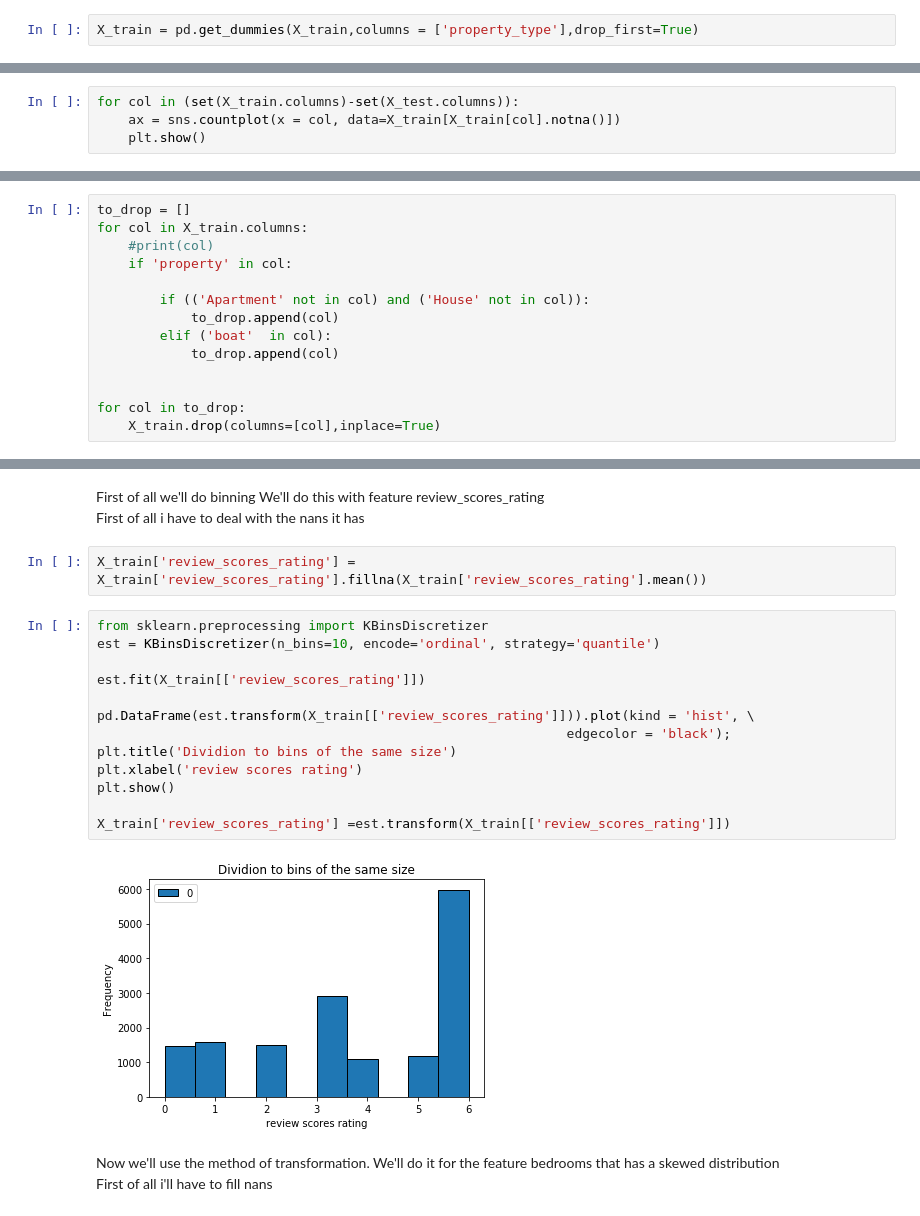
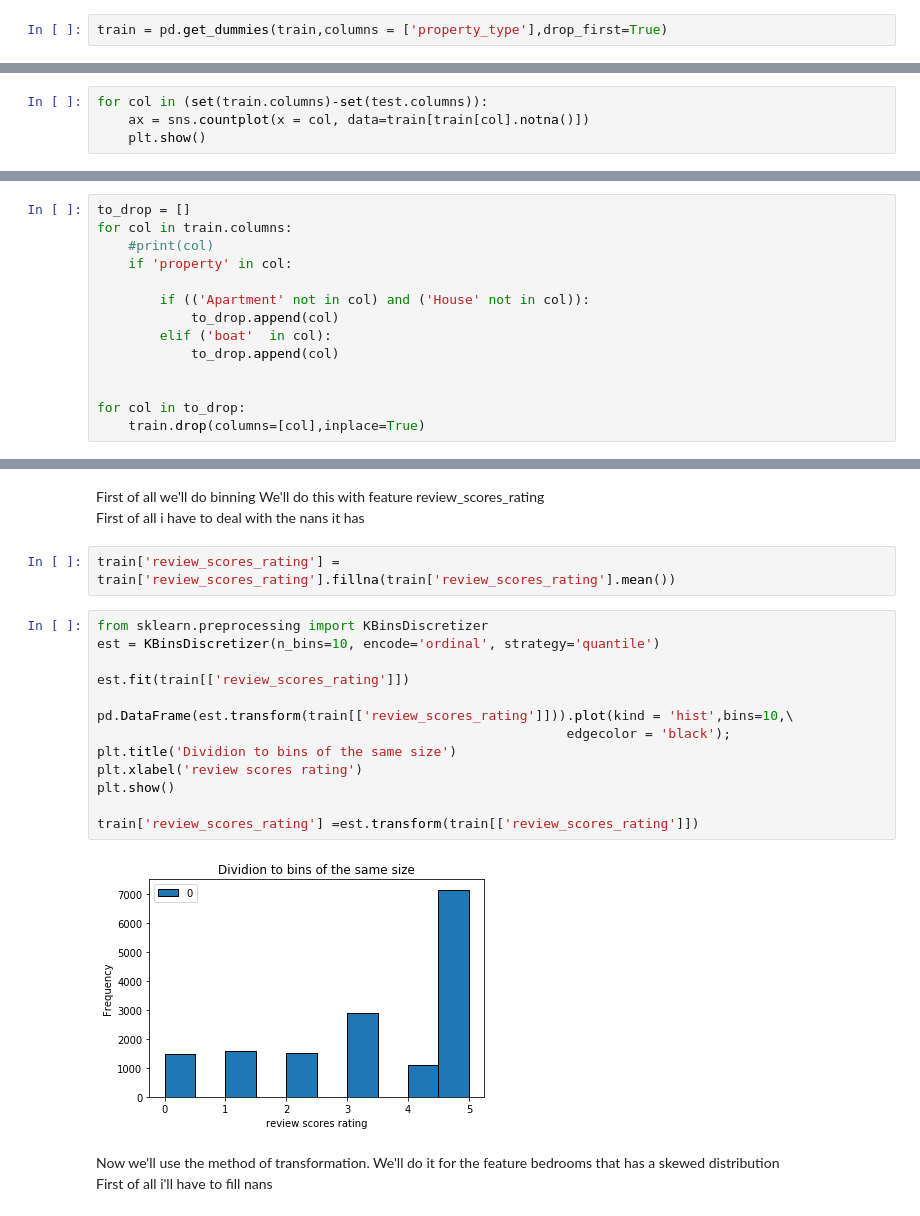
Before and after one commit to dbanach/JupyterNotebooks, a Jupyter notebook: preprocessing/Data_Preprocessing_Assignment_I.ipynb, the cells around one changed output, grey strips where cells are left out. Drawn from its saved outputs; the diff is of its cells as text.

```diff
--- a/preprocessing/Data_Preprocessing_Assignment_I.ipynb
+++ b/preprocessing/Data_Preprocessing_Assignment_I.ipynb
@@ -281,3 +281,3 @@ X_train = pd.get_dummies(X_train,columns = ['room_type']).drop(columns =['room_t
 # didint do drop_first =True because it dropped the column with most "1"
 # %%
-X_train = pd.get_dummies(X_train,columns = ['property_type'],drop_first=True)
+train = pd.get_dummies(train,columns = ['property_type'],drop_first=True)
@@ -292,6 +308,6 @@ Question 3
 # %% [markdown]
 DISPLAYING ALL THE DISTRIBUTIONS
 # %%
-for col in (set(X_train.columns)-set(X_test.columns)):
-    ax = sns.countplot(x = col, data=X_train[X_train[col].notna()])
+for col in (set(train.columns)-set(test.columns)):
+    ax = sns.countplot(x = col, data=train[train[col].notna()])
     plt.show()
@@ -331,7 +361,7 @@ That wont add much information so i'll drop the following columns:
  In order to do that i'll do a for loop to drop each column besides property...apartment and house, because does could be relevant
 # %%
 to_drop = []
-for col in X_train.columns:
+for col in train.columns:
     #print(col)
     if 'property' in col:
 
@@ -342,4 +372,4 @@ for col in X_train.columns:
 
 
 for col in to_drop:
-    X_train.drop(columns=[col],inplace=True)
+    train.drop(columns=[col],inplace=True)
@@ -451,22 +480,22 @@ First of all we'll do binning
 We'll do this with feature review_scores_rating
 First of all i have to deal with the nans it has
 # %%
-X_train['review_scores_rating'] = X_train['review_scores_rating'].fillna(X_train['review_scores_rating'].mean())
+train['review_scores_rating'] = train['review_scores_rating'].fillna(train['review_scores_rating'].mean())
 # %%
 from sklearn.preprocessing import KBinsDiscretizer
 est = KBinsDiscretizer(n_bins=10, encode='ordinal', strategy='quantile')
 
-est.fit(X_train[['review_scores_rating']])
+est.fit(train[['review_scores_rating']])
 
-pd.DataFrame(est.transform(X_train[['review_scores_rating']])).plot(kind = 'hist', \
+pd.DataFrame(est.transform(train[['review_scores_rating']])).plot(kind = 'hist',bins=10,\
                                                             edgecolor = 'black');
 plt.title('Dividion to bins of the same size')
 plt.xlabel('review scores rating')
 plt.show()
 
-X_train['review_scores_rating'] =est.transform(X_train[['review_scores_rating']])
+train['review_scores_rating'] =est.transform(train[['review_scores_rating']])
 # %% [output]
-[figure, old version]
+[figure, new version]
 # %% [markdown]
 Now we'll use the method of transformation. We'll do it for the feature bedrooms that has a skewed distribution
 First of all i'll have to fill nans
```
Also changed, not shown: parts of 41 cells of this notebook.
